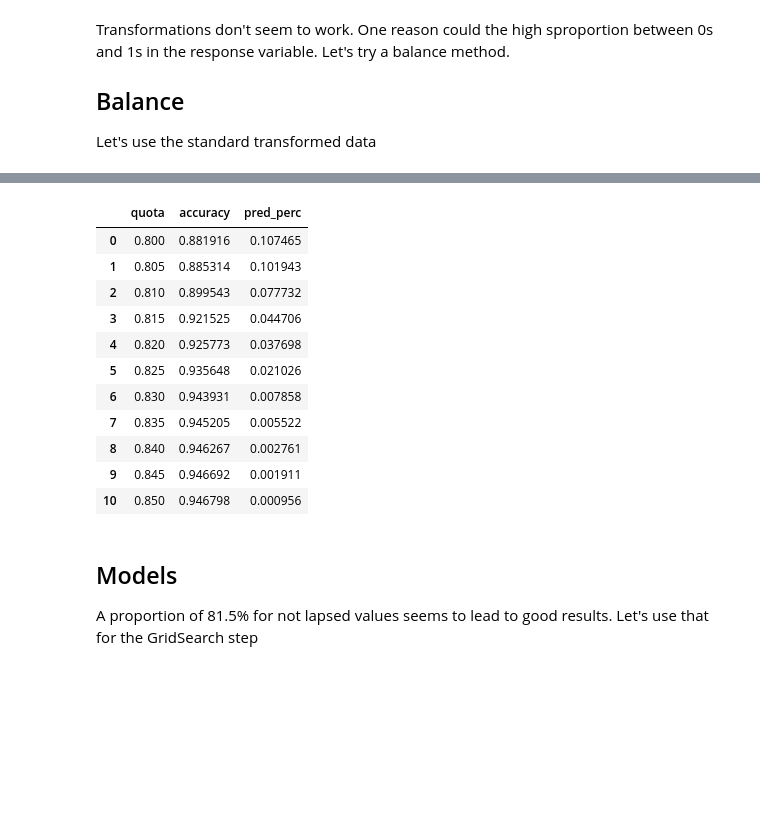
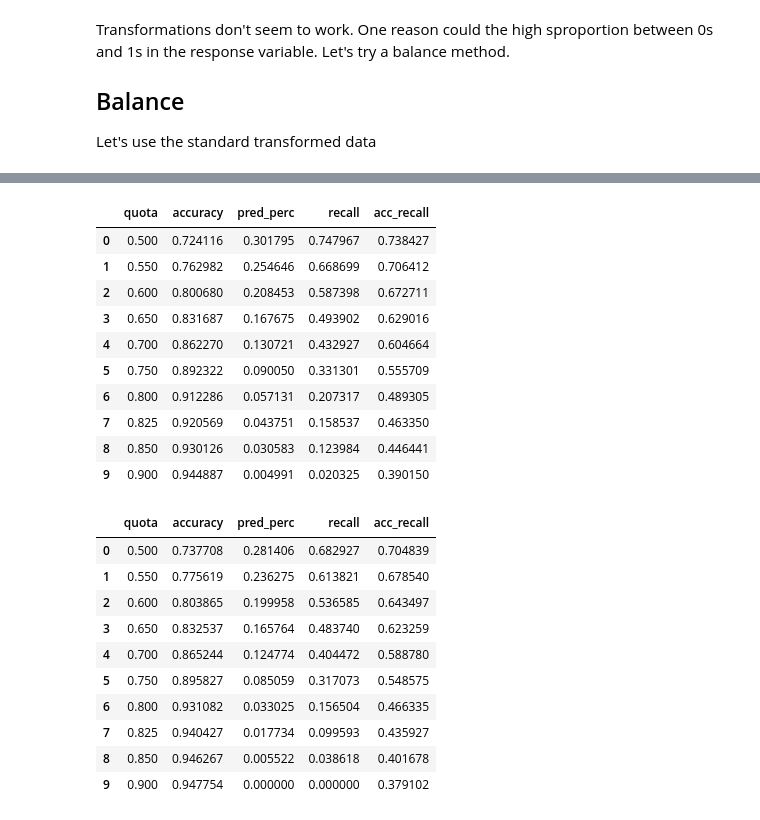
Before and after one commit to lynkx21/Ynap, a Jupyter notebook: Ynap02_models_on_tot.ipynb, the cells around one changed output, grey strips where cells are left out. Drawn from its saved outputs; the diff is of its cells as text; code cells hidden in the pictures; blank space fills up the shorter version.

```diff
--- a/Ynap02_models_on_tot.ipynb
+++ b/Ynap02_models_on_tot.ipynb
@@ -26,0 +28,5 @@ df_tot = pd.read_csv(os.path.join(data_path, 'df_quarterly.csv'))
+# %%
+df_tot = pd.read_csv(os.path.join(data_path, 'df_tot_log.csv'))
+df_tot['var3'] = df_tot['var3'].astype('category')
+df_tot['var5'] = df_tot['var5'].astype('category')
+df_tot['var6'] = df_tot['var6'].astype('category')
@@ -27,3 +37,8 @@ df_tot = pd.read_csv(os.path.join(data_path, 'df_quarterly.csv'))
+# %%
+# make dummies out of categorical variables
+dummy_idx = np.where(df_tot.dtypes == 'category')[0]
+df_dummies = pd.get_dummies(df_tot.iloc[:, dummy_idx])
+df = pd.concat([df_tot.drop(df_tot.iloc[:, dummy_idx].columns.values, axis=1), df_dummies], axis=1)
 # %%
 def column_finder(df, col, method=2):
     if method == 1:
@@ -129,7 +141,7 @@ Let's try a balance method.
 ## Balance
 Let's use the standard transformed data
 # %%
-df_for_model = df_std
+df_for_model = df
 # %%
 X = df_for_model.drop(['customer_id', 'lapsed_next_period'], axis=1)
 y = df_for_model[['customer_id', 'lapsed_next_period']]
@@ -164,11 +180,12 @@ def balance_tester(Xtr0, Xtr1, ytr, Xte, yte, zero_quotas = [0.5, 0.66, 0.75], s
                          'max_depth': 4, 'min_samples_leaf': 2, 'max_features' : 'sqrt',
                          'verbose': 0}
 
-    results = pd.DataFrame(columns=['quota', 'accuracy', 'pred_perc'])
+    results = pd.DataFrame(columns=['quota', 'accuracy', 'pred_perc', 'recall'])
 
     for quota in zero_quotas:
         accuracy = []
         pred_perc = []
+        recall = []
 
         n_sample = int(Xtr1.shape[0] * quota / (1 - quota) // 1)
 
@@ -186,21 +203,26 @@ def balance_tester(Xtr0, Xtr1, ytr, Xte, yte, zero_quotas = [0.5, 0.66, 0.75], s
 
             clf.fit(Xtr_, ytr_)
             clf_pred = clf.predict(Xte)
+            cf = confusion_matrix(yte, clf_pred)
 
             pred_perc.append(clf_pred.sum()/len(clf_pred))
             accuracy.append(accuracy_score(yte, clf_pred))
+            recall.append(cf[1, 1] / cf[1, :].sum())
+
 
         # print(np.array(accuracy).mean())
         acc_mean = np.array(accuracy).mean()
         pp_mean = np.array(pred_perc).mean()
+        rec_mean = np.array(recall).mean()
 
         results = results.append(pd.Series({'quota': quota, 'accuracy': acc_mean,
-                                            'pred_perc': pp_mean}), ignore_index=True)
+                                            'pred_perc': pp_mean, 'recall': rec_mean}),
+                                 ignore_index=True)
 
     return results
 
-# quotas = [0.5, 0.55, 0.6, 0.65, 0.7, 0.75, 0.8, 0.825, 0.85, 0.9]
-quotas = [0.8, 0.805, 0.81, 0.815, 0.82, 0.825, 0.83, 0.835, 0.84, 0.845, 0.85]
+quotas = [0.5, 0.55, 0.6, 0.65, 0.7, 0.75, 0.8, 0.825, 0.85, 0.9]
+# quotas = [0.8, 0.805, 0.81, 0.815, 0.82, 0.825, 0.83, 0.835, 0.84, 0.845, 0.85]
 balance_res_rf = balance_tester(X_train_0, X_train_1, y_train['lapsed_next_period'], X_test,
                                 y_test['lapsed_next_period'], quotas, method='rf')
 
@@ -224,19 +231,30 @@ balance_res_log
-# %%
-balance_res_rf
-# %% [output]
-|  | quota | accuracy | pred_perc |
-| 0 | 0.800 | 0.881916 | 0.107465 |
-| 1 | 0.805 | 0.885314 | 0.101943 |
-| 2 | 0.810 | 0.899543 | 0.077732 |
-| 3 | 0.815 | 0.921525 | 0.044706 |
-| 4 | 0.820 | 0.925773 | 0.037698 |
-| 5 | 0.825 | 0.935648 | 0.021026 |
-| 6 | 0.830 | 0.943931 | 0.007858 |
-| 7 | 0.835 | 0.945205 | 0.005522 |
-| 8 | 0.840 | 0.946267 | 0.002761 |
-| 9 | 0.845 | 0.946692 | 0.001911 |
-| 10 | 0.850 | 0.946798 | 0.000956 |
-# %% [markdown]
-## Models
-
-A proportion of 81.5% for not lapsed values seems to lead to good results. Let's use that for the GridSearch step
+# %%
+balance_res_log['acc_recall'] = 0.4 * balance_res_log['accuracy'] + 0.6 * balance_res_log['recall']
+balance_res_log
+# %% [output]
+|  | quota | accuracy | pred_perc | recall | acc_recall |
+| 0 | 0.500 | 0.724116 | 0.301795 | 0.747967 | 0.738427 |
+| 1 | 0.550 | 0.762982 | 0.254646 | 0.668699 | 0.706412 |
+| 2 | 0.600 | 0.800680 | 0.208453 | 0.587398 | 0.672711 |
+| 3 | 0.650 | 0.831687 | 0.167675 | 0.493902 | 0.629016 |
+| 4 | 0.700 | 0.862270 | 0.130721 | 0.432927 | 0.604664 |
+| 5 | 0.750 | 0.892322 | 0.090050 | 0.331301 | 0.555709 |
+| 6 | 0.800 | 0.912286 | 0.057131 | 0.207317 | 0.489305 |
+| 7 | 0.825 | 0.920569 | 0.043751 | 0.158537 | 0.463350 |
+| 8 | 0.850 | 0.930126 | 0.030583 | 0.123984 | 0.446441 |
+| 9 | 0.900 | 0.944887 | 0.004991 | 0.020325 | 0.390150 |
+# %%
+balance_res_rf['acc_recall'] = 0.4 * balance_res_rf['accuracy'] + 0.6 * balance_res_rf['recall']
+balance_res_rf
+# %% [output]
+|  | quota | accuracy | pred_perc | recall | acc_recall |
+| 0 | 0.500 | 0.737708 | 0.281406 | 0.682927 | 0.704839 |
+| 1 | 0.550 | 0.775619 | 0.236275 | 0.613821 | 0.678540 |
+| 2 | 0.600 | 0.803865 | 0.199958 | 0.536585 | 0.643497 |
+| 3 | 0.650 | 0.832537 | 0.165764 | 0.483740 | 0.623259 |
+| 4 | 0.700 | 0.865244 | 0.124774 | 0.404472 | 0.588780 |
+| 5 | 0.750 | 0.895827 | 0.085059 | 0.317073 | 0.548575 |
+| 6 | 0.800 | 0.931082 | 0.033025 | 0.156504 | 0.466335 |
+| 7 | 0.825 | 0.940427 | 0.017734 | 0.099593 | 0.435927 |
+| 8 | 0.850 | 0.946267 | 0.005522 | 0.038618 | 0.401678 |
+| 9 | 0.900 | 0.947754 | 0.000000 | 0.000000 | 0.379102 |
```
Also changed, not shown: parts of 63 cells of this notebook, 2 other files.
